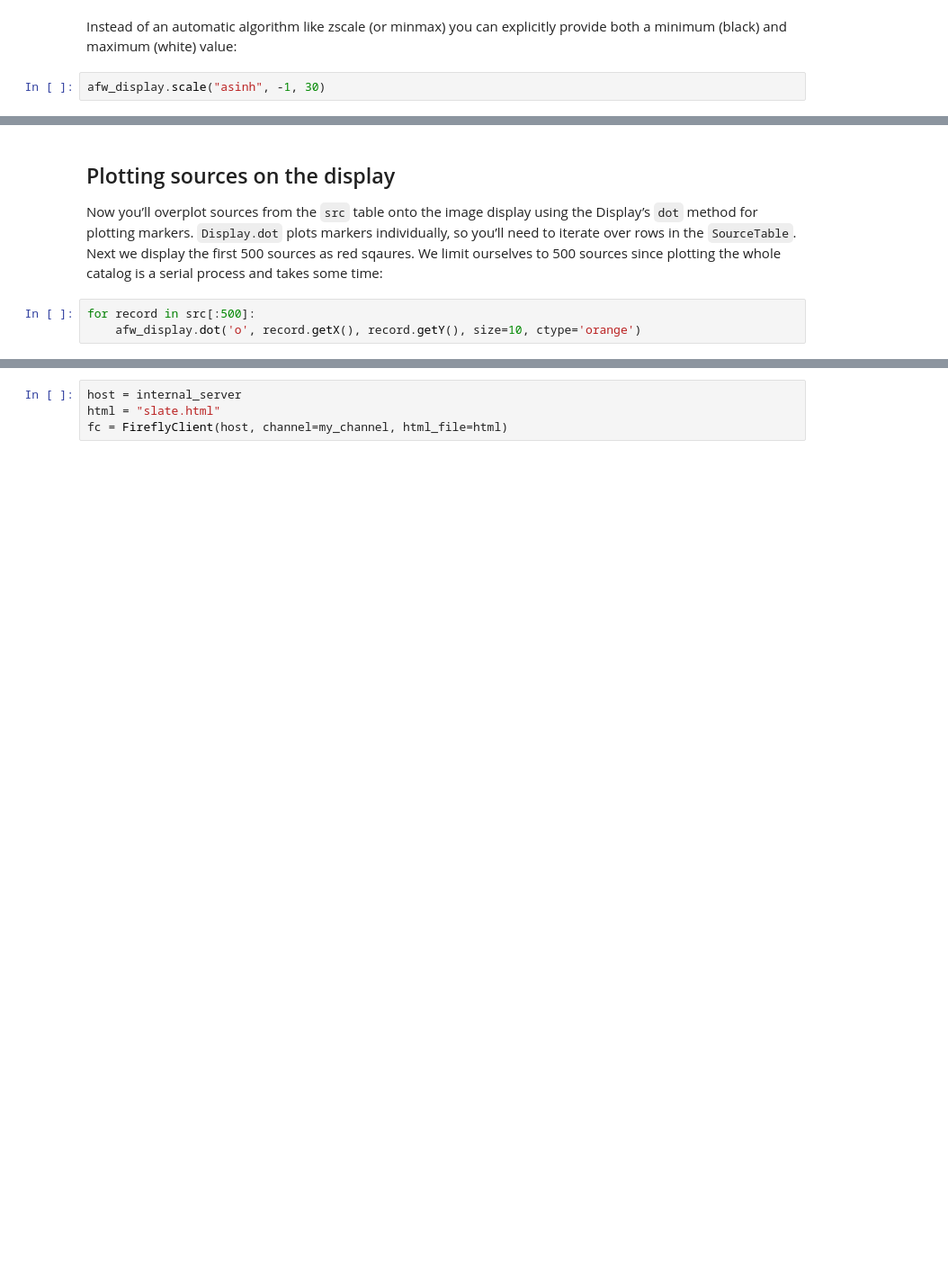
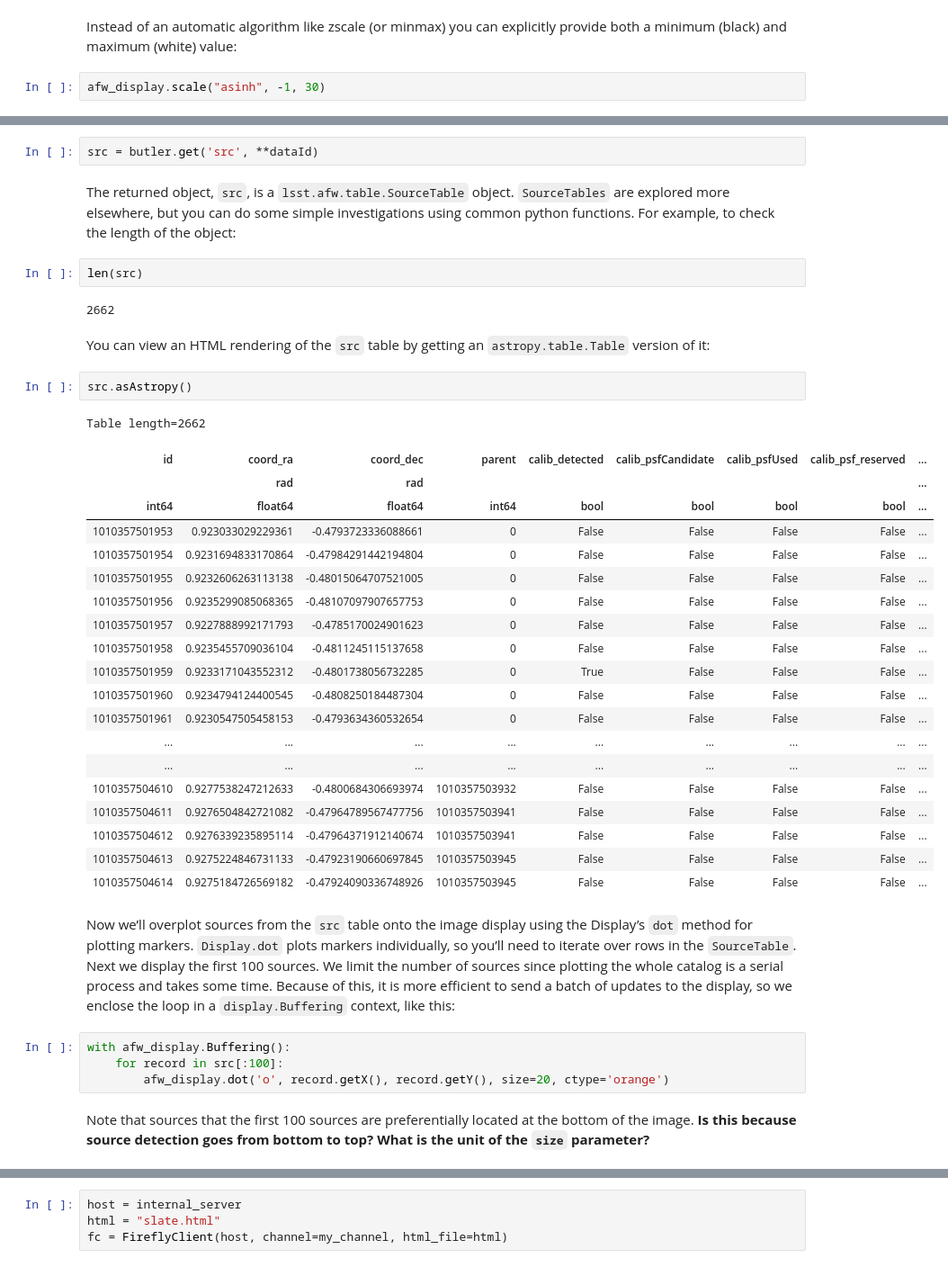
Before and after one commit to lsst-sqre/system-test, a Jupyter notebook: Firefly.ipynb, the cells around one changed output, grey strips where cells are left out. Shown at 90% size. Saved outputs shown, nothing was run; the diff lists cells and outputs as text; blank space fills up the shorter version.

```diff
--- a/Firefly.ipynb
+++ b/Firefly.ipynb
@@ -132,7 +151,41 @@ afw_display.scale("asinh", -1, 30)
+# %%
+src = butler.get('src', **dataId)
+# %% [markdown]
+The returned object, `src`, is a `lsst.afw.table.SourceTable` object. `SourceTables` are explored more elsewhere, but you can do some simple investigations using common python functions. For example, to check the length of the object:
+# %%
+len(src)
+# %% [output]
+2662
+# %% [markdown]
+You can view an HTML rendering of the `src` table by getting an `astropy.table.Table` version of it:
+# %%
+src.asAstropy()
+# %% [output]
+Table length=2662
+| id | coord_ra | coord_dec | parent | calib_detected | calib_psfCandidate | calib_psfUsed | calib_psf_reserved | ... |
+|  | rad | rad |  |  |  |  |  | ... |
+| int64 | float64 | float64 | int64 | bool | bool | bool | bool | ... |
+| 1010357501953 | 0.923033029229361 | -0.4793723336088661 | 0 | False | False | False | False | ... |
+| 1010357501954 | 0.9231694833170864 | -0.47984291442194804 | 0 | False | False | False | False | ... |
+| 1010357501955 | 0.9232606263113138 | -0.48015064707521005 | 0 | False | False | False | False | ... |
+| 1010357501956 | 0.9235299085068365 | -0.48107097907657753 | 0 | False | False | False | False | ... |
+| 1010357501957 | 0.9227888992171793 | -0.4785170024901623 | 0 | False | False | False | False | ... |
+| 1010357501958 | 0.9235455709036104 | -0.4811245115137658 | 0 | False | False | False | False | ... |
+| 1010357501959 | 0.9233171043552312 | -0.4801738056732285 | 0 | True | False | False | False | ... |
+| 1010357501960 | 0.9234794124400545 | -0.4808250184487304 | 0 | False | False | False | False | ... |
+| 1010357501961 | 0.9230547505458153 | -0.4793634360532654 | 0 | False | False | False | False | ... |
+| ... | ... | ... | ... | ... | ... | ... | ... | ... |
+| ... | ... | ... | ... | ... | ... | ... | ... | ... |
+| 1010357504610 | 0.9277538247212633 | -0.4800684306693974 | 1010357503932 | False | False | False | False | ... |
+| 1010357504611 | 0.9276504842721082 | -0.47964789567477756 | 1010357503941 | False | False | False | False | ... |
+| 1010357504612 | 0.9276339235895114 | -0.47964371912140674 | 1010357503941 | False | False | False | False | ... |
+| 1010357504613 | 0.9275224846731133 | -0.47923190660697845 | 1010357503945 | False | False | False | False | ... |
+| 1010357504614 | 0.9275184726569182 | -0.47924090336748926 | 1010357503945 | False | False | False | False | ... |
 # %% [markdown]
-## Plotting sources on the display
-
-Now you’ll overplot sources from the `src` table onto the image display using the Display’s `dot` method for plotting markers. `Display.dot` plots markers individually, so you’ll need to iterate over rows in the `SourceTable`. Next we display the first 500 sources as red sqaures. We limit ourselves to 500 sources since plotting the whole catalog is a serial process and takes some time:
+Now we’ll overplot sources from the `src` table onto the image display using the Display’s `dot` method for plotting markers. `Display.dot` plots markers individually, so you’ll need to iterate over rows in the `SourceTable`. Next we display the first 100 sources. We limit the number of sources since plotting the whole catalog is a serial process and takes some time. Because of this, it is more efficient to send a batch of updates to the display, so we enclose the loop in a `display.Buffering` context, like this:
 # %%
-for record in src[:500]:
-    afw_display.dot('o', record.getX(), record.getY(), size=10, ctype='orange')
+with afw_display.Buffering():
+    for record in src[:100]:
+        afw_display.dot('o', record.getX(), record.getY(), size=20, ctype='orange')
+# %% [markdown]
+Note that sources that the first 100 sources are preferentially located at the bottom of the image. **Is this because source detection goes from bottom to top?** **What is the unit of the `size` parameter?**
```
Also changed, not shown: parts of 22 cells of this notebook.
